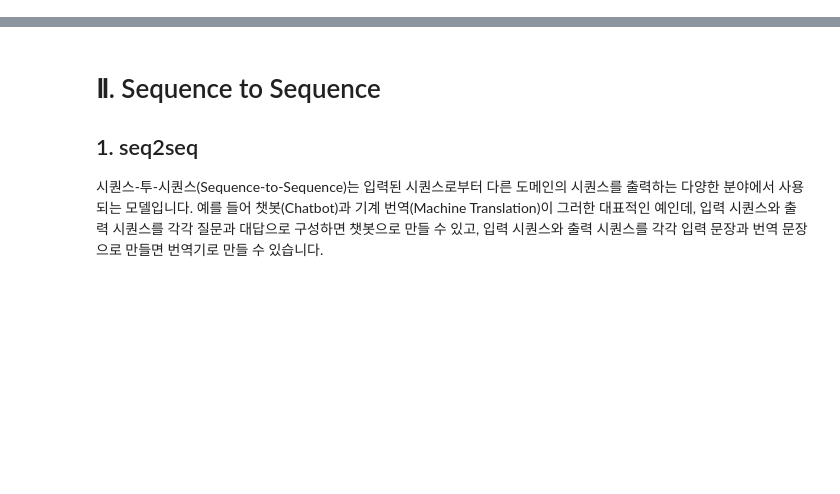
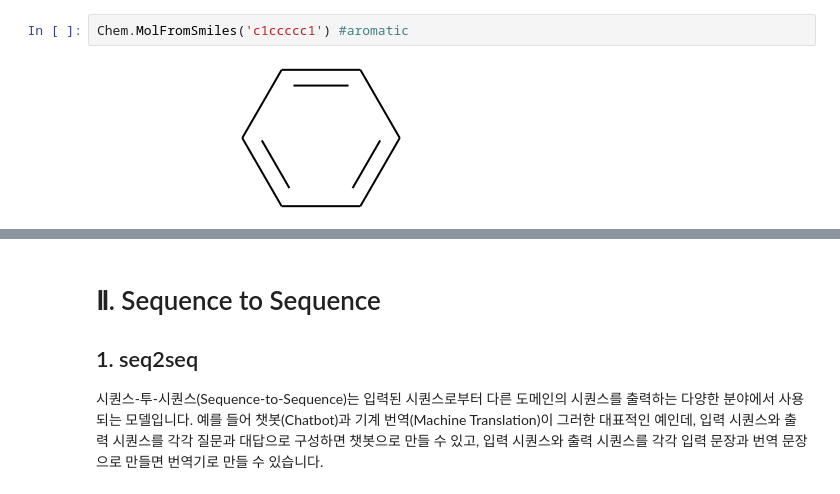
Before and after one commit to leegyuhi/oooooooooooooh, a Jupyter notebook: Seq2seq_Model.ipynb, the cells around one changed output, grey strips where cells are left out. Drawn from its saved outputs; the diff is of its cells as text; blank space fills up the shorter version.

```diff
--- a/Seq2seq_Model.ipynb
+++ b/Seq2seq_Model.ipynb
@@ -2,0 +425,4 @@
+# %%
+Chem.MolFromSmiles('c1ccccc1') #aromatic
+# %% [output]
+[figure, added]
```
Also changed, not shown: parts of 72 cells of this notebook.
